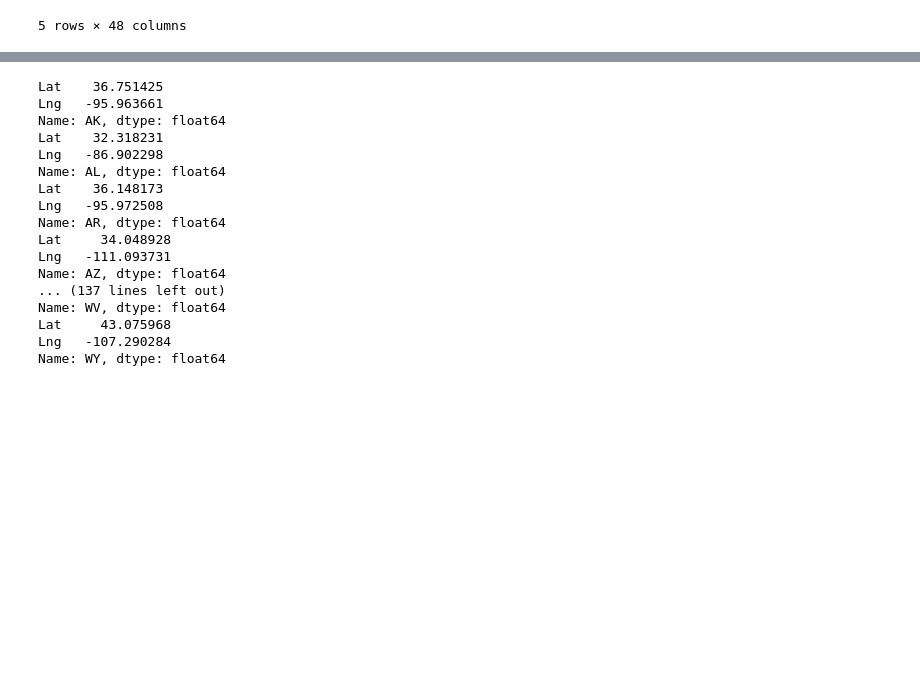
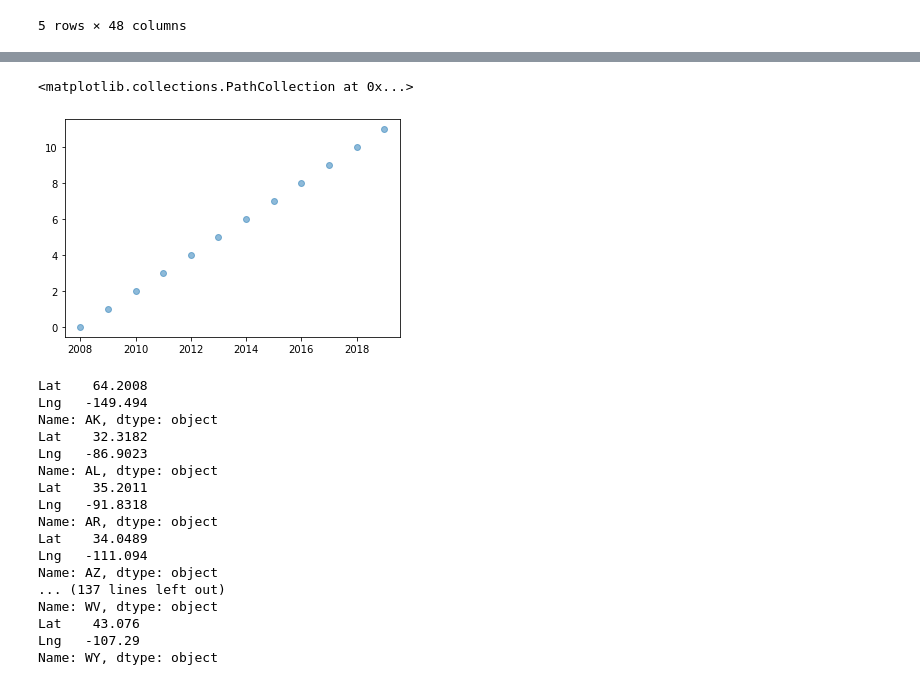
Before and after one commit to cmarchini19/US-Housing-Market-Analysis, a Jupyter notebook: main-data R.ipynb, the cells around one changed output, grey strips where cells are left out. Drawn from its saved outputs; the diff is of its cells as text; code cells hidden in the pictures; blank space fills up the shorter version.

```diff
--- a/main-data R.ipynb
+++ b/main-data R.ipynb
@@ -282,3 +284,13 @@ state_data.head()
 | AZ | 257791.880246 | 222270.168886 | 208525.831265 | 192496.057547 | 192090.256004 | 210370.328371 | ... |
 | CA | 468233.711450 | 423004.034608 | 422985.651603 | 401367.360069 | 406446.894985 | 446805.162324 | ... |
 5 rows × 48 columns
+# %%
+abbrev_us_state = dict(map(reversed, us_state_abbrev.items()))
+abbrev_us_state
+
+for index, row in state_data.iterrows():
+    abbr = index
+    state = abbrev_us_state[abbr]
+    state_data.loc[index, "State Name"] = state
+
+state_data.head()
@@ -290,3 +329,14 @@ state_data["%Increase/Decrease_FR"] = ((state_data["2019_Avg_FR"] - state_data["
+# %%
+years = np.arange(2008, 2020, 1)
+
+msr_change = state_data["%Increase/Decrease_MSR"]
+length = len(years)
+y_axis = np.arange(0, length, 1)
+
+plt.scatter(years, y_axis, alpha=0.5, label=state_data.index)
+# %% [output]
+<matplotlib.collections.PathCollection at 0x...>
+[figure, added]
 # %%
 def get(base_url, params):
     try:
@@ -307,37 +357,34 @@ params = {
 }
 
 for index, row in state_data.iterrows():
-    try:
-        state = index
+        state = row["State Name"]
         params["address"] = state
         response = requests.get(base_url, params)
         json_response = response.json()
         state_data.loc[index, "Lat"] = json_response['results'][0]['geometry']['location']['lat']
         state_data.loc[index, "Lng"] = json_response['results'][0]['geometry']['location']['lng']
         print(state_data.loc[index, ["Lat", "Lng"]])
-    except:
-        pass
     #except Exception:
         #time.sleep(1)
         #return get(base_url, params).json()
 # %% [output]
-Lat    36.751425
-Lng   -95.963661
-Name: AK, dtype: float64
-Lat    32.318231
-Lng   -86.902298
-Name: AL, dtype: float64
-Lat    36.148173
-Lng   -95.972508
-Name: AR, dtype: float64
-Lat     34.048928
-Lng   -111.093731
-Name: AZ, dtype: float64
+Lat    64.2008
+Lng   -149.494
+Name: AK, dtype: object
+Lat    32.3182
+Lng   -86.9023
+Name: AL, dtype: object
+Lat    35.2011
+Lng   -91.8318
+Name: AR, dtype: object
+Lat    34.0489
+Lng   -111.094
+Name: AZ, dtype: object
 ... (137 lines left out)
-Name: WV, dtype: float64
-Lat     43.075968
-Lng   -107.290284
-Name: WY, dtype: float64
+Name: WV, dtype: object
+Lat    43.076
+Lng   -107.29
+Name: WY, dtype: object
 # %%
 state_data.to_csv("Output/state_data.csv", index=True, header=True)
 # %%
```
Also changed, not shown: parts of 5 cells of this notebook, 2 other files.
